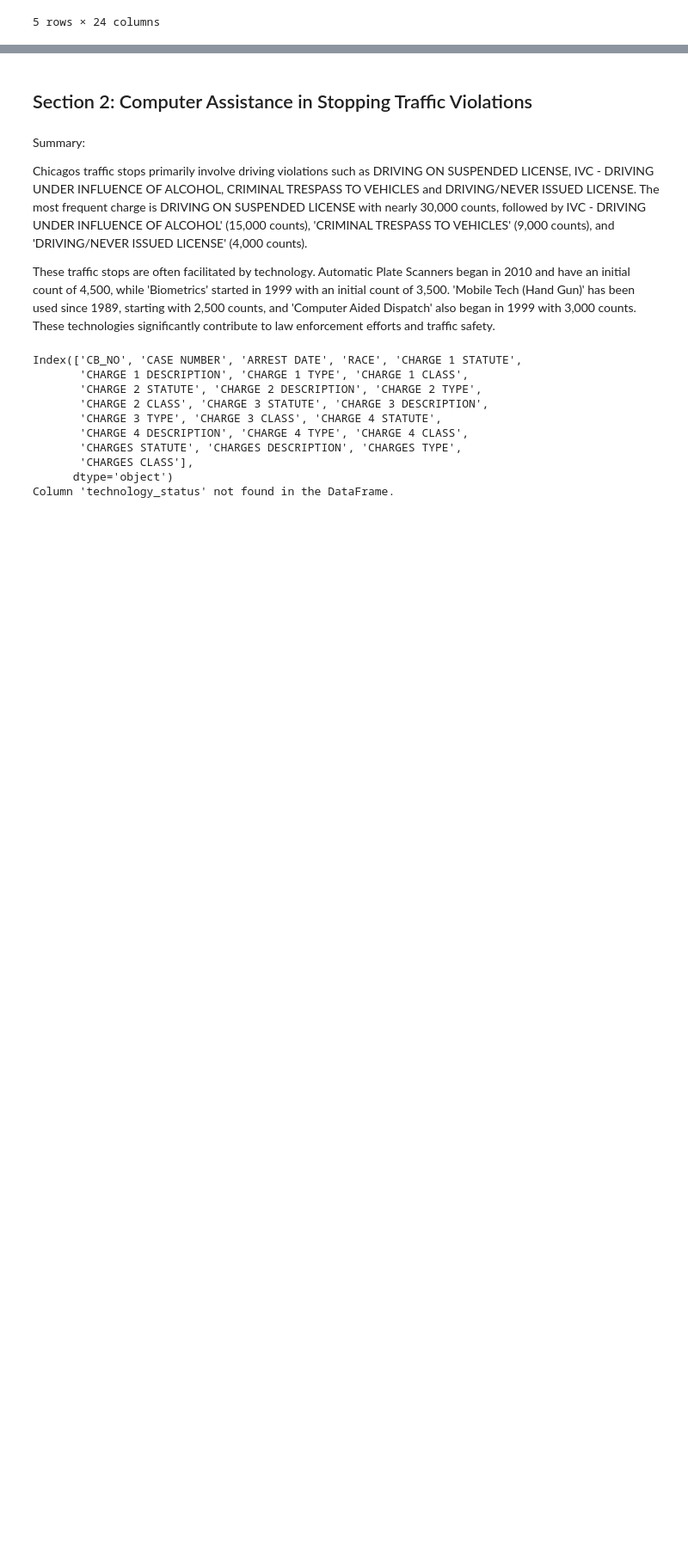
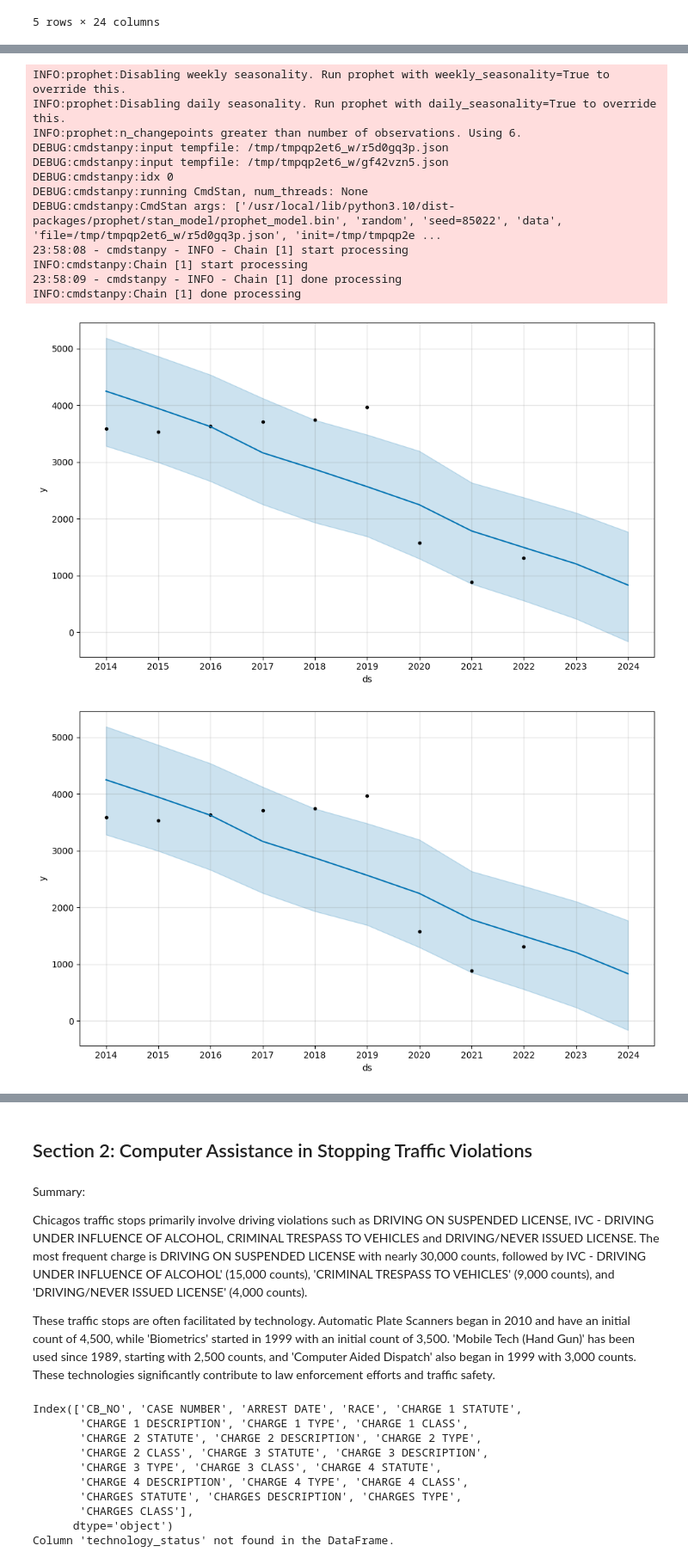
Before and after one commit to Dwawilson/Technology, a Jupyter notebook: Technology_and_Crime_in_Arrests_in_the_City_of_Chicago.ipynb, the cells around one changed output, grey strips where cells are left out. Shown at 86% size. Drawn from its saved outputs; the diff is of its cells as text; code cells hidden in the pictures; blank space fills up the shorter version.

```diff
--- a/Technology_and_Crime_in_Arrests_in_the_City_of_Chicago.ipynb
+++ b/Technology_and_Crime_in_Arrests_in_the_City_of_Chicago.ipynb
@@ -79,0 +219,22 @@ from matplotlib import pyplot as plt
+# %%
+# Creating a pivot table
+yearly_arrests = total_theft_arrests.drop(columns=['CHARGES DESCRIPTION'])
+yearly_arrests = yearly_arrests.pivot_table(
+    index=total_theft_arrests.index.year,
+    values="ARRESTS",
+    aggfunc="sum"
+)
+
+# Create a DataFrame to include the arrest date and arrests columns
+prophet_df = yearly_arrests.reset_index()
+
+# Rename the columns to the Prophet model syntax
+prophet_df = prophet_df.rename(columns={"ARREST DATE":"ds", "ARRESTS":"y"})
+
+def year_dates(year):
+  return f'{year}-01-01 00:00:00'
+prophet_df['ds'] = prophet_df['ds'].apply(year_dates)
+prophet_df = prophet_df.drop(index=9)
+prophet_df['ds'] = pd.to_datetime(prophet_df['ds'], errors='coerce')
+# Review the DataFrame
+prophet_df
@@ -80,5 +252,25 @@ from matplotlib import pyplot as plt
 # %%
 # Create a future dataframe to hold predictions
-# Make the prediction go out as far as 87600 hours (approx 10 years)
-
-# View the last five rows of the predictions
+# Make the prediction go out as far as 2 years
+model_Chicago = Prophet()
+model_Chicago.fit(prophet_df)
+future_Chicago = model_Chicago.make_future_dataframe(periods=2, freq="Y")
+# Make the predictions for the trend data
+forecast_Chicago = model_Chicago.predict(future_Chicago)
+# Plot the model
+model_Chicago.plot(forecast_Chicago)
+# %% [output]
+INFO:prophet:Disabling weekly seasonality. Run prophet with weekly_seasonality=True to override this.
+INFO:prophet:Disabling daily seasonality. Run prophet with daily_seasonality=True to override this.
+INFO:prophet:n_changepoints greater than number of observations. Using 6.
+DEBUG:cmdstanpy:input tempfile: /tmp/tmpqp2et6_w/r5d0gq3p.json
+DEBUG:cmdstanpy:input tempfile: /tmp/tmpqp2et6_w/gf42vzn5.json
+DEBUG:cmdstanpy:idx 0
+DEBUG:cmdstanpy:running CmdStan, num_threads: None
+DEBUG:cmdstanpy:CmdStan args: ['/usr/local/lib/python3.10/dist-packages/prophet/stan_model/prophet_model.bin', 'random', 'seed=85022', 'data', 'file=/tmp/tmpqp2et6_w/r5d0gq3p.json', 'init=/tmp/tmpqp2e ...
+23:58:08 - cmdstanpy - INFO - Chain [1] start processing
+INFO:cmdstanpy:Chain [1] start processing
+23:58:09 - cmdstanpy - INFO - Chain [1] done processing
+INFO:cmdstanpy:Chain [1] done processing
+[figure, added]
+[figure, added]
```
Also changed, not shown: parts of 34 cells of this notebook, 1 other file.
